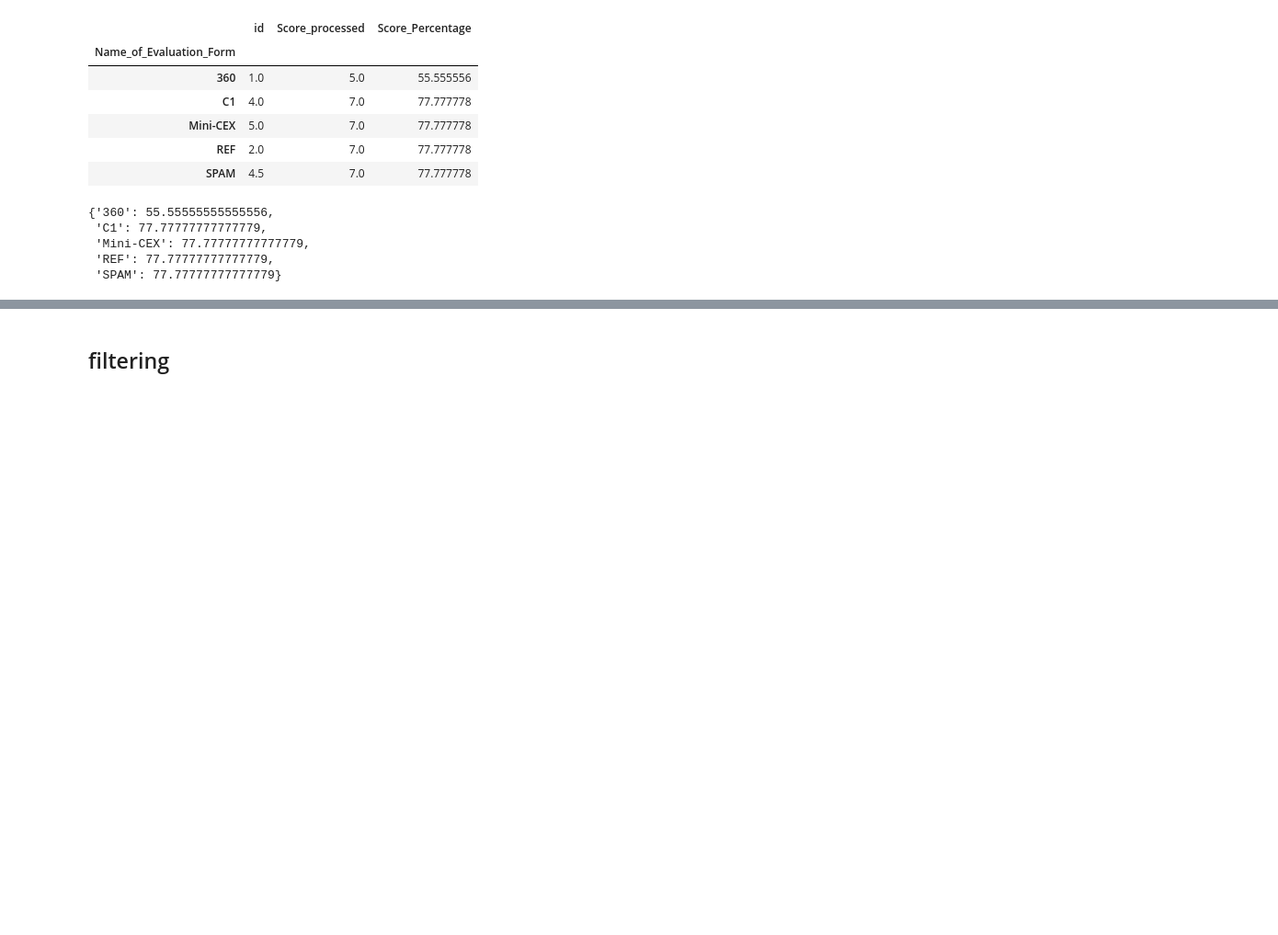
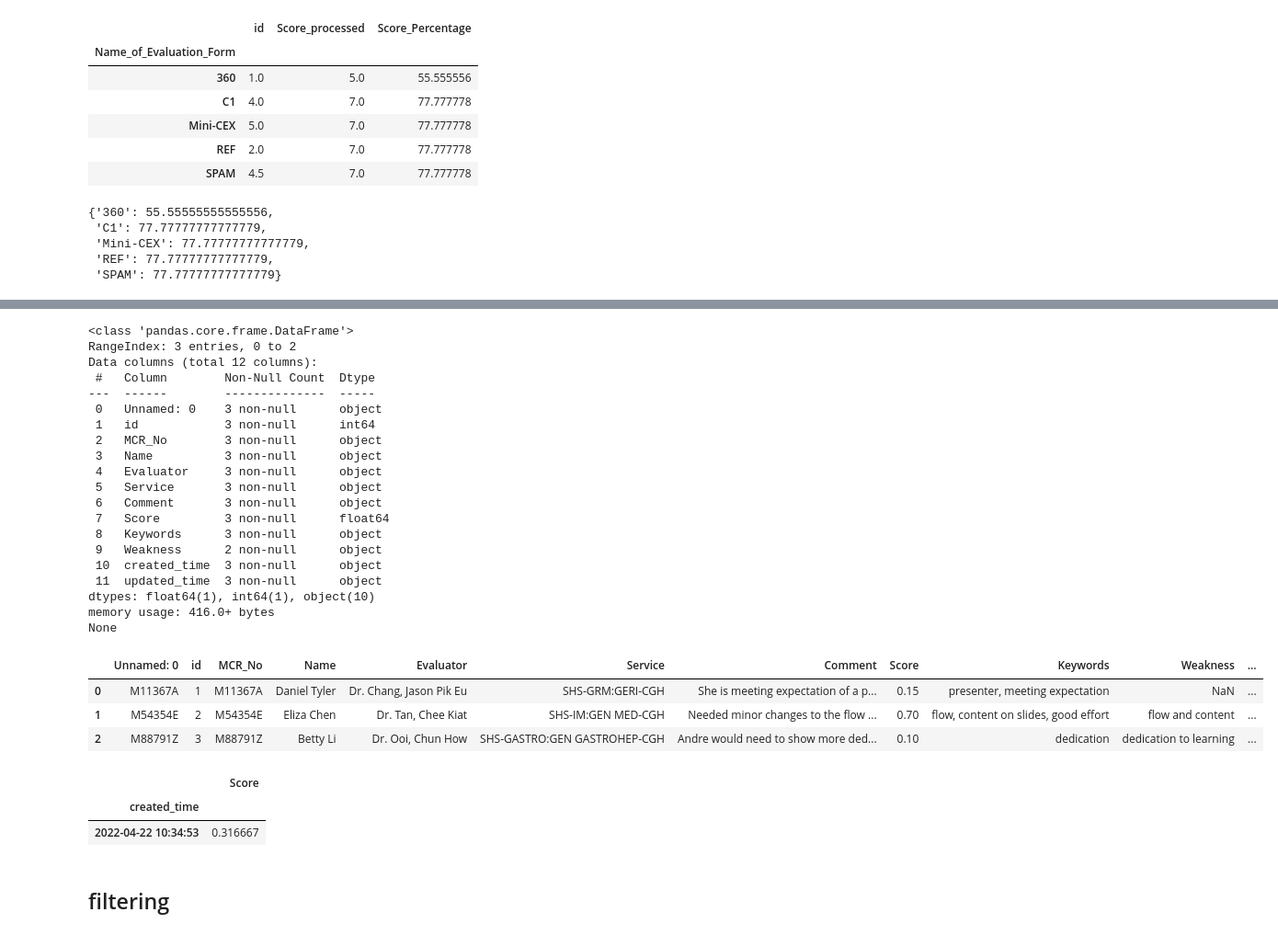
Before and after one commit to dracolim/FYP-GoodHealth, a Jupyter notebook: web activity analysis.ipynb, the cells around one changed output, grey strips where cells are left out. Shown at 92% size. Drawn from its saved outputs; the diff is of its cells as text; code cells hidden in the pictures; blank space fills up the shorter version.

```diff
--- a/web activity analysis.ipynb
+++ b/web activity analysis.ipynb
@@ -503,3 +589,39 @@ data_response["Score_Percentage"].to_dict()
+# %%
+df = pd.read_csv("./backend/items.csv")
+print(df.info())
+df
+# %% [output]
+<class 'pandas.core.frame.DataFrame'>
+RangeIndex: 3 entries, 0 to 2
+Data columns (total 12 columns):
+ #   Column        Non-Null Count  Dtype
+---  ------        --------------  -----
+ 0   Unnamed: 0    3 non-null      object
+ 1   id            3 non-null      int64
+ 2   MCR_No        3 non-null      object
+ 3   Name          3 non-null      object
+ 4   Evaluator     3 non-null      object
+ 5   Service       3 non-null      object
+ 6   Comment       3 non-null      object
+ 7   Score         3 non-null      float64
+ 8   Keywords      3 non-null      object
+ 9   Weakness      2 non-null      object
+ 10  created_time  3 non-null      object
+ 11  updated_time  3 non-null      object
+dtypes: float64(1), int64(1), object(10)
+memory usage: 416.0+ bytes
+None
+|  | Unnamed: 0 | id | MCR_No | Name | Evaluator | Service | Comment | Score | Keywords | Weakness | ... |
+| 0 | M11367A | 1 | M11367A | Daniel Tyler | Dr. Chang, Jason Pik Eu | SHS-GRM:GERI-CGH | She is meeting expectation of a p... | 0.15 | presenter, meeting expectation | NaN | ... |
+| 1 | M54354E | 2 | M54354E | Eliza Chen | Dr. Tan, Chee Kiat | SHS-IM:GEN MED-CGH | Needed minor changes to the flow ... | 0.70 | flow, content on slides, good effort | flow and content | ... |
+| 2 | M88791Z | 3 | M88791Z | Betty Li | Dr. Ooi, Chun How | SHS-GASTRO:GEN GASTROHEP-CGH | Andre would need to show more ded... | 0.10 | dedication | dedication to learning | ... |
+# %%
+df3 = df.groupby('created_time', as_index=True)[[ 'Score']].mean()
+df3
+# %% [output]
+|  | Score |
+| created_time |  |
+| 2022-04-22 10:34:53 | 0.316667 |
 # %% [markdown]
 ## filtering
 # %%
```
Also changed, not shown: parts of 5 cells of this notebook, 10 other files.
